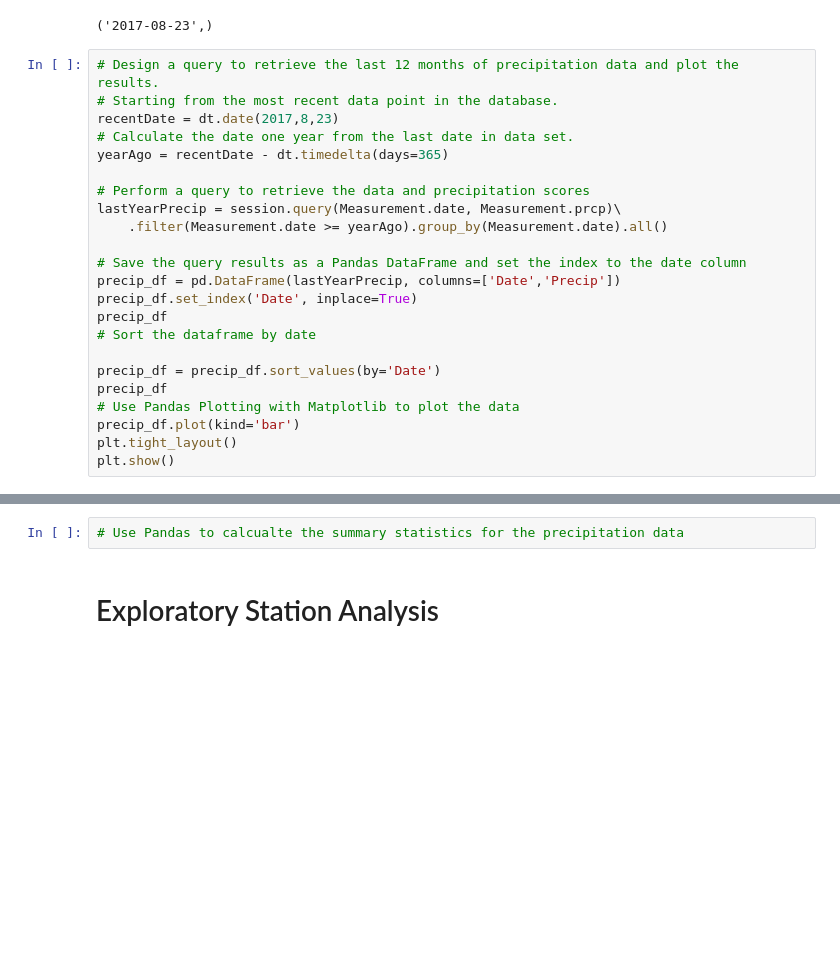
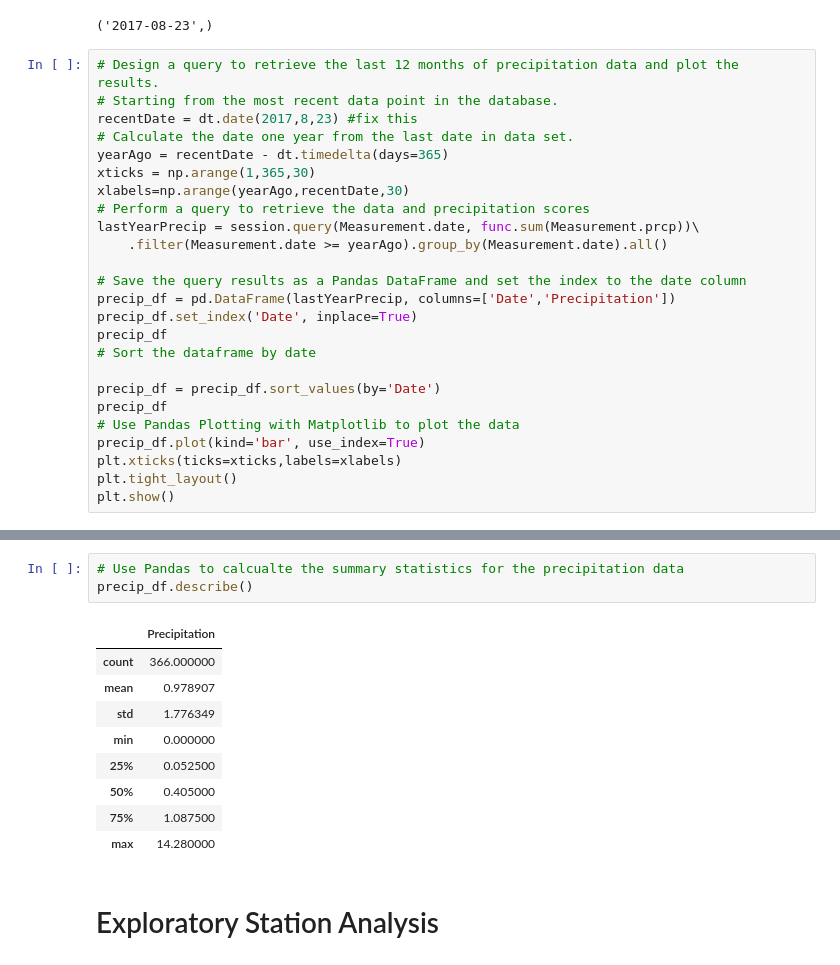
Before and after one commit to jakemperry/sqlalchemy-challenge, a Jupyter notebook: climate_starter.ipynb, the cells around one changed output, grey strips where cells are left out. Cells and saved outputs as stored; diff of their text form; blank space fills up the shorter version.

Commit message:
plot precipitation data, add summary stats

```diff
--- a/climate_starter.ipynb
+++ b/climate_starter.ipynb
@@ -76,16 +76,17 @@ print(mostRecentDate)
 # %%
 # Design a query to retrieve the last 12 months of precipitation data and plot the results.
 # Starting from the most recent data point in the database.
-recentDate = dt.date(2017,8,23)
+recentDate = dt.date(2017,8,23) #fix this
 # Calculate the date one year from the last date in data set.
 yearAgo = recentDate - dt.timedelta(days=365)
-
+xticks = np.arange(1,365,30)
+xlabels=np.arange(yearAgo,recentDate,30)
 # Perform a query to retrieve the data and precipitation scores
-lastYearPrecip = session.query(Measurement.date, Measurement.prcp)\
+lastYearPrecip = session.query(Measurement.date, func.sum(Measurement.prcp))\
     .filter(Measurement.date >= yearAgo).group_by(Measurement.date).all()
 
 # Save the query results as a Pandas DataFrame and set the index to the date column
-precip_df = pd.DataFrame(lastYearPrecip, columns=['Date','Precip'])
+precip_df = pd.DataFrame(lastYearPrecip, columns=['Date','Precipitation'])
 precip_df.set_index('Date', inplace=True)
 precip_df
 # Sort the dataframe by date
@@ -93,7 +94,8 @@ precip_df
 precip_df = precip_df.sort_values(by='Date')
 precip_df
 # Use Pandas Plotting with Matplotlib to plot the data
-precip_df.plot(kind='bar')
+precip_df.plot(kind='bar', use_index=True)
+plt.xticks(ticks=xticks,labels=xlabels)
 plt.tight_layout()
 plt.show()
 # %% [output]
@@ -101,6 +103,17 @@ plt.show()
 [interactive output not drawn]
 # %%
 # Use Pandas to calcualte the summary statistics for the precipitation data
+precip_df.describe()
+# %% [output]
+|  | Precipitation |
+| count | 366.000000 |
+| mean | 0.978907 |
+| std | 1.776349 |
+| min | 0.000000 |
+| 25% | 0.052500 |
+| 50% | 0.405000 |
+| 75% | 1.087500 |
+| max | 14.280000 |
 # %% [markdown]
 # Exploratory Station Analysis
 # %%
```
